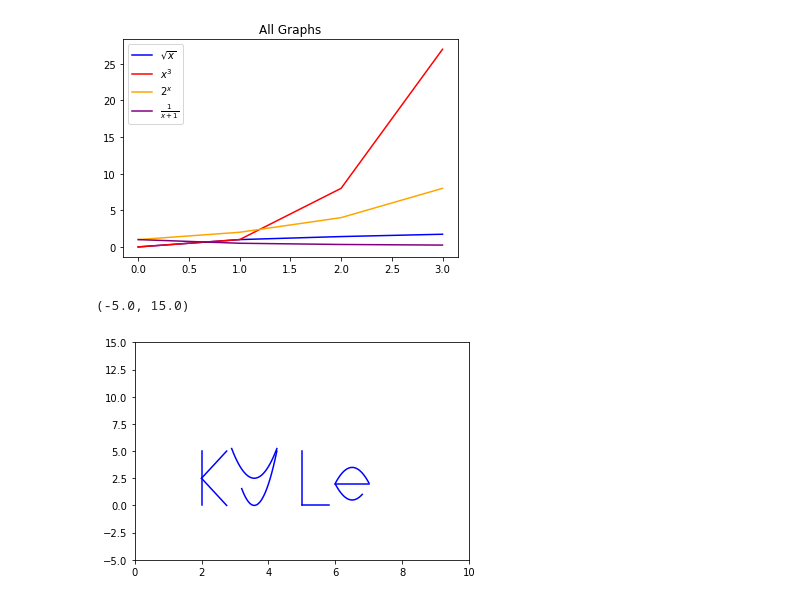
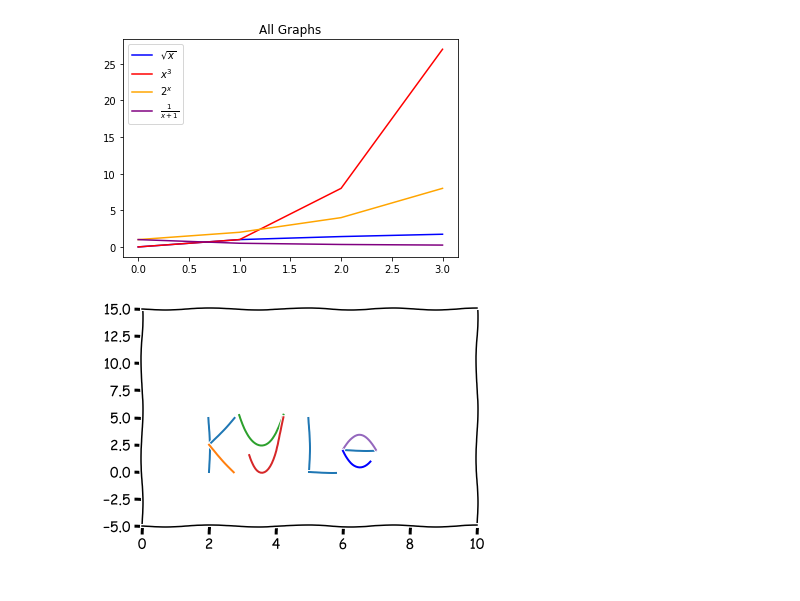
Before and after one commit to KyleTaylorGreen/numpy-pandas-visualization-exercises, a Jupyter notebook: matplotlib_exercises.ipynb, the cells around one changed output. Drawn from its saved outputs; the diff is of its cells as text; code cells hidden in the pictures.

```diff
--- a/matplotlib_exercises.ipynb
+++ b/matplotlib_exercises.ipynb
@@ -137,37 +137,37 @@ plt.show()
 [figure]
 # %%
 # Bonus: write name in letters and with curves
+with plt.xkcd():
 
-plt.axvline(x = 2, ymin=0.25, ymax=.5, c= 'blue')
-x = [float(n) for n in range(10)]
-plt.plot([2, 2.75], [2.5, 5], c = 'blue')
-plt.plot([2, 2.75], [2.5, 0], c='blue')
+    plt.axvline(x = 2, ymin=0.25, ymax=.5)
+    x = [float(n) for n in range(10)]
+    plt.plot([2, 2.75], [2.5, 5])
+    plt.plot([2, 2.75], [2.5, 0])
 
-xvalues =[2.9]
-for n in range(27):
-    xvalues.append(xvalues[n] + .05)
-plt.plot(xvalues, [6 *(3.575 - n)**2 + 2.5 for n in xvalues], c='blue')
-xvalues = [3.2]
-for n in range(21):
-    xvalues.append(xvalues[n] + .05)
-plt.plot(xvalues, [11 *(3.575 -n)**2 for n in xvalues], c='blue')
+    xvalues =[2.9]
+    for n in range(27):
+        xvalues.append(xvalues[n] + .05)
+    plt.plot(xvalues, [6 *(3.575 - n)**2 + 2.5 for n in xvalues])
+    xvalues = [3.2]
+    for n in range(21):
+        xvalues.append(xvalues[n] + .05)
+    plt.plot(xvalues, [11 *(3.575 -n)**2 for n in xvalues])
 
-plt.axvline(x = 5, ymin=0.25, ymax=.5, c='blue')
-plt.axhline(y = 0, xmin = .5, xmax=.58, c='blue')
+    plt.axvline(x = 5, ymin=0.25, ymax=.5)
+    plt.axhline(y = 0, xmin = .5, xmax=.58)
 
-xvalues = [6]
-for n in range(20):
-    xvalues.append(xvalues[n]+ .05)
-plt.axhline(y=2, xmin=.6, xmax = .7, c='blue')
-plt.plot(xvalues, [-5.75*(6.5-n)**2 + 3.5 for n in xvalues], c='blue')
+    xvalues = [6]
+    for n in range(20):
+        xvalues.append(xvalues[n]+ .05)
+    plt.axhline(y=2, xmin=.6, xmax = .7)
+    plt.plot(xvalues, [-5.75*(6.5-n)**2 + 3.5 for n in xvalues])
 
-plt.plot(xvalues[0:17], [5.75*(6.5-n)**2 + .5 for n in xvalues[0:17]], c='blue')
+    plt.plot(xvalues[0:17], [5.75*(6.5-n)**2 + .5 for n in xvalues[0:17]], c='blue')
 
 
 
 
-plt.xlim(0, 10)
-plt.ylim(-5, 15)
+    plt.xlim(0, 10)
+    plt.ylim(-5, 15)
 # %% [output]
-(-5.0, 15.0)
-[figure, old version]
+[figure, new version]
```
Also changed, not shown: 2 other files.
